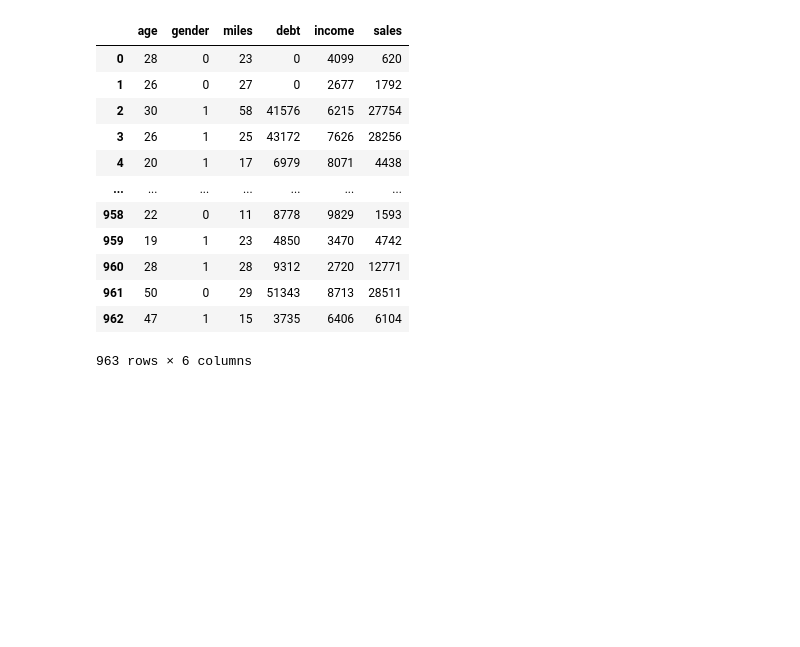
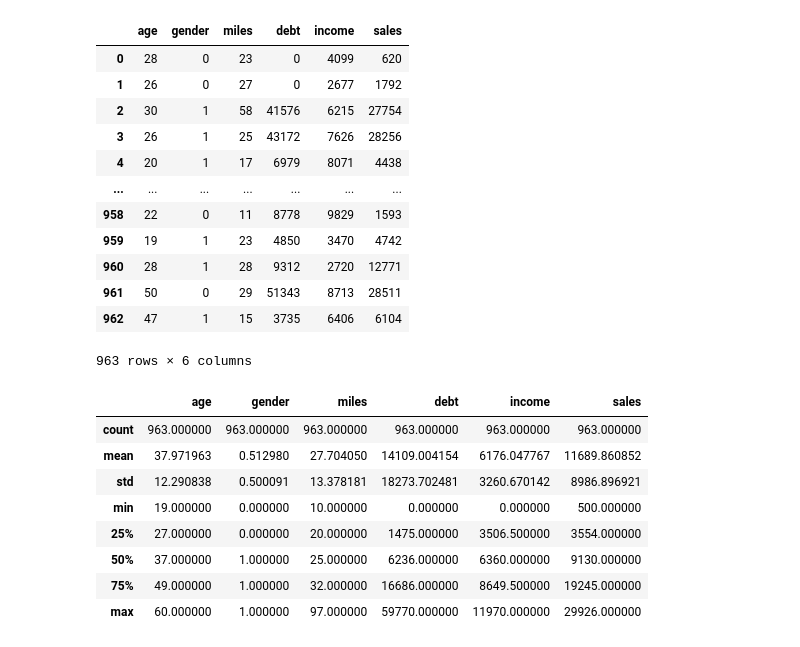
Before and after one commit to AlvaroChavarri/Practicamining3, a Jupyter notebook: LAB03-GRUPORoigChavarri/Practica4Coches.ipynb, the cells around one changed output. Saved outputs shown, nothing was run; the diff lists cells and outputs as text; code cells hidden in the pictures; blank space fills up the shorter version.

```diff
--- a/LAB03-GRUPORoigChavarri/Practica4Coches.ipynb
+++ b/LAB03-GRUPORoigChavarri/Practica4Coches.ipynb
@@ -28,3 +28,15 @@ data
 | 961 | 50 | 0 | 29 | 51343 | 8713 | 28511 |
 | 962 | 47 | 1 | 15 | 3735 | 6406 | 6104 |
 963 rows × 6 columns
+# %%
+data.describe()
+# %% [output]
+|  | age | gender | miles | debt | income | sales |
+| count | 963.000000 | 963.000000 | 963.000000 | 963.000000 | 963.000000 | 963.000000 |
+| mean | 37.971963 | 0.512980 | 27.704050 | 14109.004154 | 6176.047767 | 11689.860852 |
+| std | 12.290838 | 0.500091 | 13.378181 | 18273.702481 | 3260.670142 | 8986.896921 |
+| min | 19.000000 | 0.000000 | 10.000000 | 0.000000 | 0.000000 | 500.000000 |
+| 25% | 27.000000 | 0.000000 | 20.000000 | 1475.000000 | 3506.500000 | 3554.000000 |
+| 50% | 37.000000 | 1.000000 | 25.000000 | 6236.000000 | 6360.000000 | 9130.000000 |
+| 75% | 49.000000 | 1.000000 | 32.000000 | 16686.000000 | 8649.500000 | 19245.000000 |
+| max | 60.000000 | 1.000000 | 97.000000 | 59770.000000 | 11970.000000 | 29926.000000 |
```
Also changed, not shown: parts of 7 cells of this notebook.
